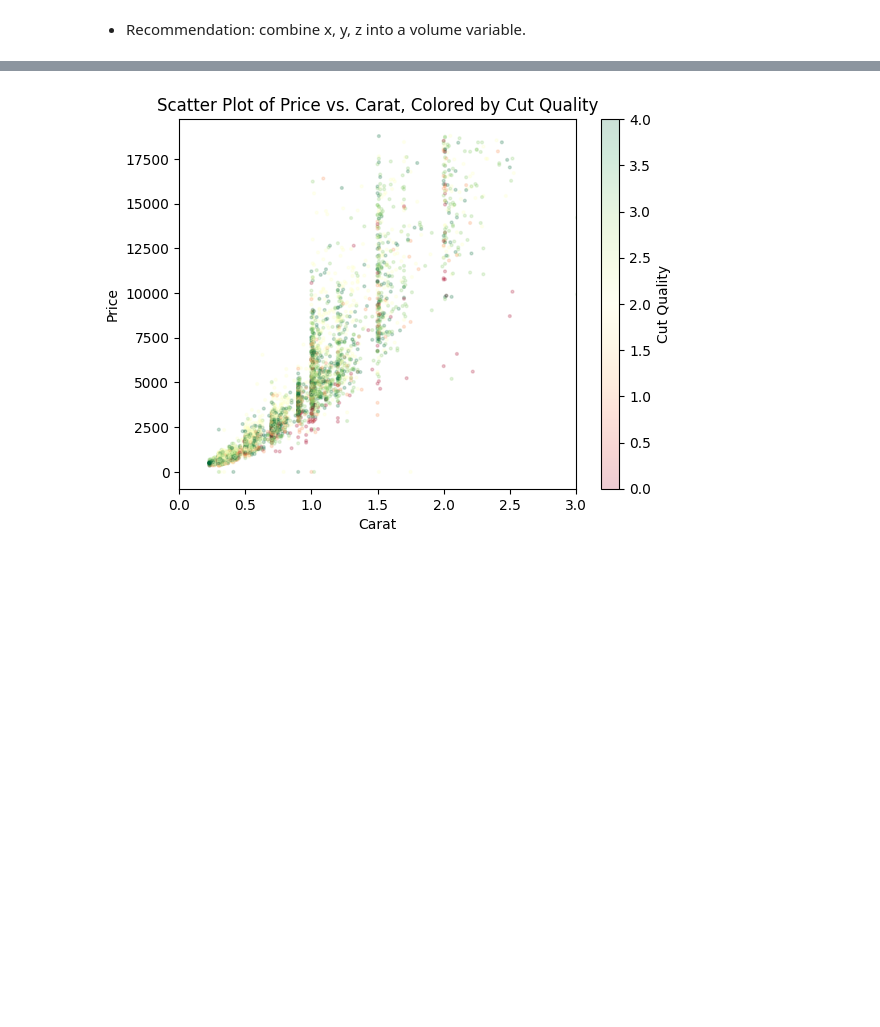
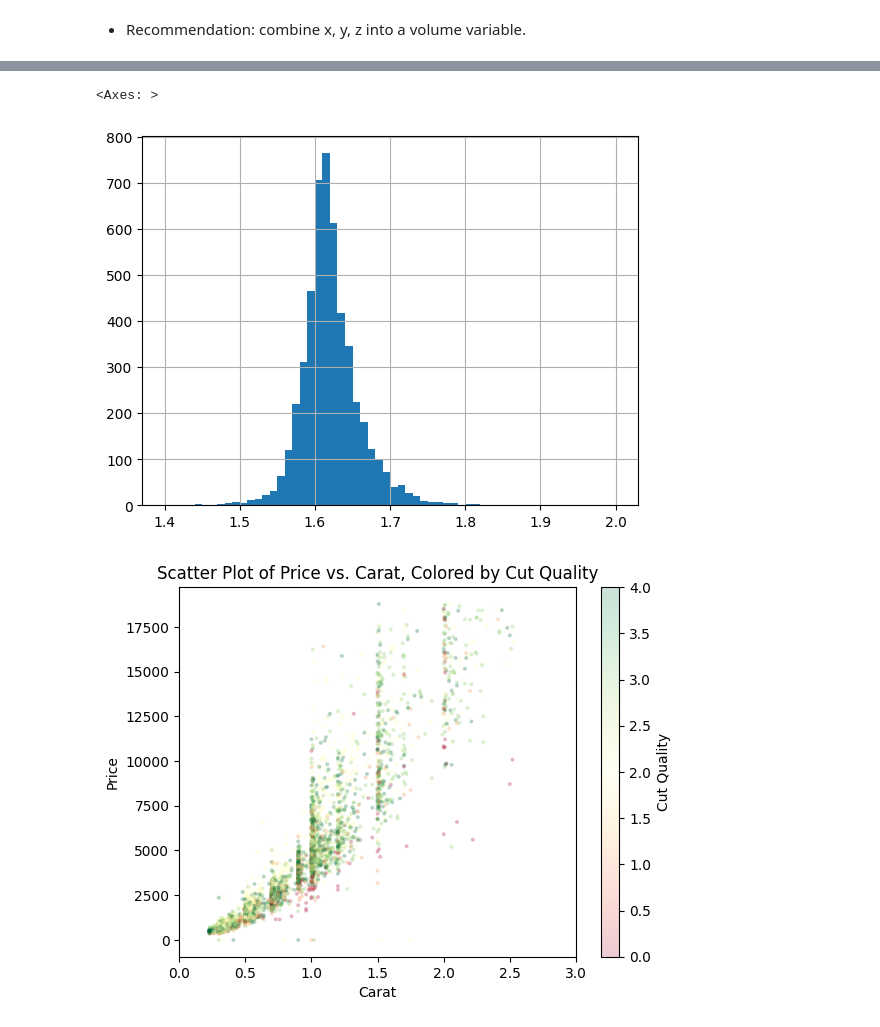
Before and after one commit to matuteiglesias/xtream-ai-assignment-engineer, a Jupyter notebook: notebooks/01 - EDA.ipynb, the cells around one changed output, grey strips where cells are left out. Drawn from its saved outputs; the diff is of its cells as text; code cells hidden in the pictures; blank space fills up the shorter version.

```diff
--- a/notebooks/01 - EDA.ipynb
+++ b/notebooks/01 - EDA.ipynb
@@ -164,3 +169,8 @@ plt.show()
+# %%
+(df['x']/df['z']).hist(bins = np.arange(1.4, 2, 0.01))
+# %% [output]
+<Axes: >
+[figure, added]
 # %%
 # Advanced scatter plot: Price vs. Carat, colored by Cut
 df['cut'] = df['cut'].astype('category')
```
Also changed, not shown: parts of 4 cells of this notebook.
